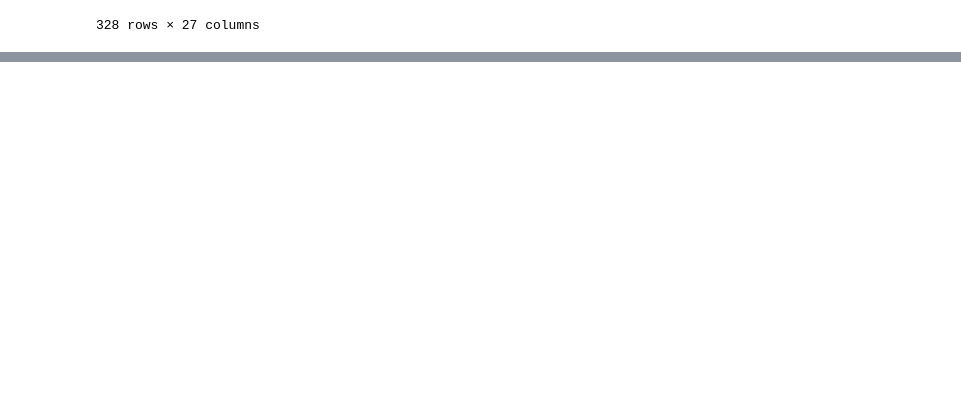
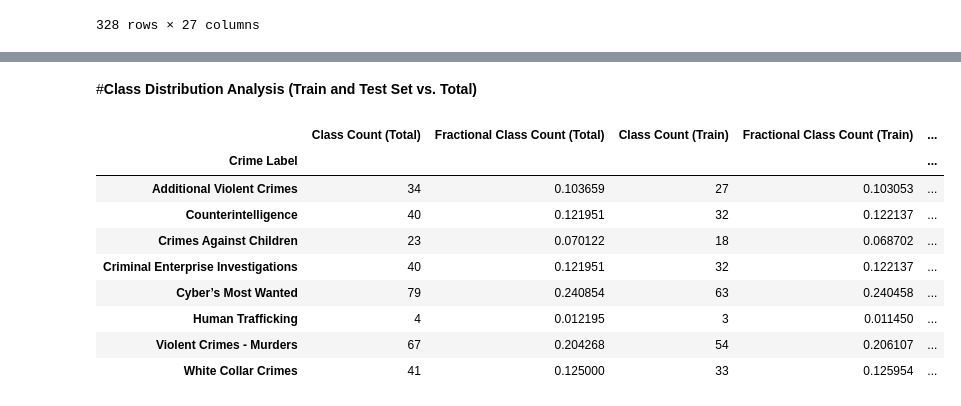
Before and after one commit to andtab/fbi-most-wanted, a Jupyter notebook: FBI_Most_Wanted_NLP_Pipeline_ROUGH.ipynb, the cells around one changed output, grey strips where cells are left out. Saved outputs shown, nothing was run; the diff lists cells and outputs as text; code cells hidden in the pictures; blank space fills up the shorter version.

```diff
--- a/FBI_Most_Wanted_NLP_Pipeline_ROUGH.ipynb
+++ b/FBI_Most_Wanted_NLP_Pipeline_ROUGH.ipynb
@@ -389,0 +896,38 @@ gs_pipe.score(X_test, y_test)
+# %%
+# Instantiate the label encoder class
+le = LabelEncoder()
+
+# # Set the features of our model to be the information contained within the
+# # "Caution" field of profiles
+
+stopwords_additional = ['district', 'united', 'states']
+
+stopwords_expanded = stopwords.words('english') + stopwords_additional
+
+text_transformer = TokenizerTransformer(lowercase = True, \
+                                        special_character_removal = True, \
+                                        number_removal = True, \
+                                        stopword_removal = True, \
+                                        lemmatizer = None, \
+                                        stopwords_list = stopwords_expanded, \
+                                        join_words = True)
+X = text_transformer.transform(fbi_df['Caution'])
+
+# Set the labels of our model to be the category of crime assigned to each
+# label - the following operation transforms the label text into numerical
+# values for each class
+y = fbi_df['Crime']
+
+# Perform a train test split using the parameters set below - apply a stratified
+# split to counteract prediction issues with class imbalance
+X_train, X_test, y_train, y_test = train_test_split(X, y, test_size = 0.2, stratify = y, random_state = 42)
+
+# Instantiate label encoder to be applied to 'Crime' column of dataset
+le = LabelEncoder()
+
+# Apply label encoder to training and test sets
+y_train = pd.Series(le.fit_transform(y_train))
+
+y_test = pd.Series(le.transform(y_test))
+# %% [markdown]
+#**Class Distribution Analysis (Train and Test Set vs. Total)**
@@ -389,0 +940,17 @@ gs_pipe.score(X_test, y_test)
+# %%
+# Merge the dataframes created in the previous cell such that they can be
+# viewed in a single consolidated table
+classes_df = pd.merge(pd.merge(classes_df_total, classes_df_train, left_index = True, right_index = True), classes_df_test, left_index = True, right_index = True)
+classes_df = classes_df.reindex(index = le.classes_)
+classes_df
+# %% [output]
+|  | Class Count (Total) | Fractional Class Count (Total) | Class Count (Train) | Fractional Class Count (Train) | ... |
+| Crime Label |  |  |  |  | ... |
+| Additional Violent Crimes | 34 | 0.103659 | 27 | 0.103053 | ... |
+| Counterintelligence | 40 | 0.121951 | 32 | 0.122137 | ... |
+| Crimes Against Children | 23 | 0.070122 | 18 | 0.068702 | ... |
+| Criminal Enterprise Investigations | 40 | 0.121951 | 32 | 0.122137 | ... |
+| Cyber’s Most Wanted | 79 | 0.240854 | 63 | 0.240458 | ... |
+| Human Trafficking | 4 | 0.012195 | 3 | 0.011450 | ... |
+| Violent Crimes - Murders | 67 | 0.204268 | 54 | 0.206107 | ... |
+| White Collar Crimes | 41 | 0.125000 | 33 | 0.125954 | ... |
```
Also changed, not shown: parts of 82 cells of this notebook.
